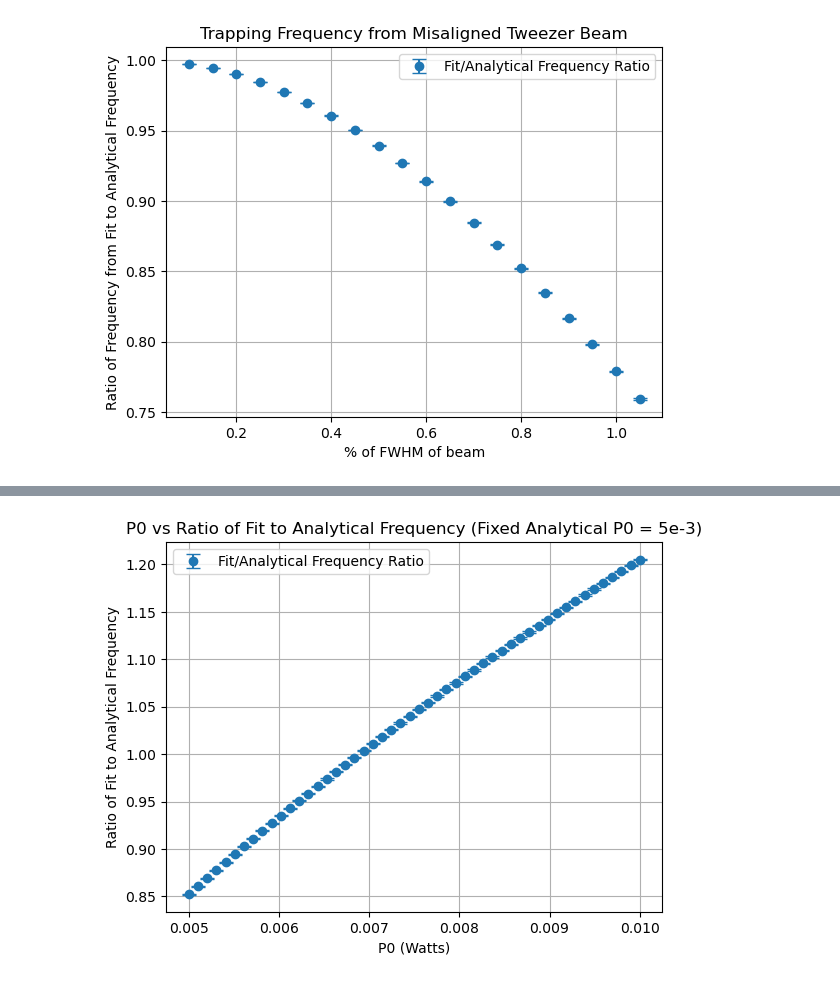
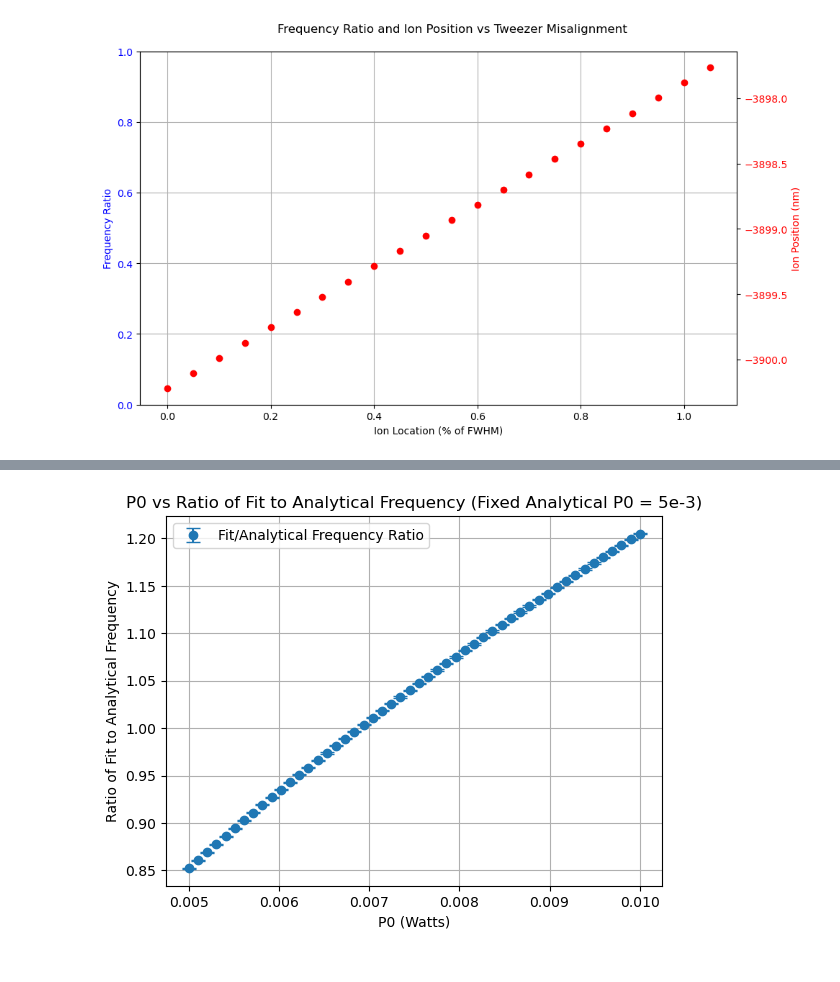
Before and after one commit to SQRLab/BladeRunner, a Jupyter notebook: Tweezers/Tweezer_Misalignment.ipynb, the cells around one changed output, grey strips where cells are left out. Cells and saved outputs as stored; diff of their text form; code cells hidden in the pictures.

```diff
--- a/Tweezers/Tweezer_Misalignment.ipynb
+++ b/Tweezers/Tweezer_Misalignment.ipynb
@@ -95,17 +88,19 @@ plt.show()
 # %%
 
-FWHM = 4.5e-6
-r_pos = np.arange((-5.5)*1e-6,(5.5)*1e-6,0.1e-6)
+FWHM = 1e-6
+r_pos = np.arange((-1.25)*1e-6,(1.25)*1e-6,0.05e-6)
 
 intens = intensity(P0,FWHM,z_pos,r_pos,lambda_beam)
 a =  potential_position_dependent(omega_res,linewidths,omega_tweezer,intens)
-plt.axvline(x=(FWHM/2)*0.85, color='g', linestyle='-')
-plt.axvline(x=(FWHM/2)*(0.95), color='g', linestyle='-')
-plt.axvline(x = FWHM,color = 'pink')
-plt.axvline(x = -FWHM,color = 'pink')
-plt.xlabel("r-position (m)")
+plt.axvline(x=(FWHM/2)*0.85*1e6, color='g', linestyle='-')
+plt.axvline(x=(FWHM/2)*(0.95)*1e6, color='g', linestyle='-')
+plt.axvline(x = FWHM*1e6,color = 'pink')
+plt.axvline(x = -FWHM*1e6,color = 'pink')
+plt.xlabel("r-position (um)")
 plt.ylabel("potential (J)")
-plt.plot(r_pos,quadratic(r_pos, *popt) ,'r-',label="Quadratic Fit")
-plt.plot(r_pos,a,'b-',label = "Gaussian Potential")
+plt.plot(r_pos*1e6,quadratic(r_pos, *popt) ,'r-',label="Quadratic Fit")
+plt.plot(r_pos*1e6,a,'b-',label = "Gaussian Potential")
 plt.legend(loc = 'upper right')
+plt.savefig("Gaussian_Potential_Quad_Fit.png")
+plt.show()
 # %% [output]
@@ -141,61 +131,78 @@ print(r_squared)
 # %%
-import numpy as np
-import matplotlib.pyplot as plt
-from scipy import optimize
-
-
-dial_values = np.arange(0.1, 1.1, 0.05)
+dial_values = np.arange(0, 1.1, 0.05)
 results = []
 ratios = []
 errors = []  # To store the errors for the ratio
 P0 = 5e-3
-FWHM = 4.5e-6
+FWHM = 1e-6
 z_pos = 0
 lambda_beam = 532e-9
+positions = []
 
-num_points = 100  # Define the number of points for `r_pos`
+num_points = 1000  # Define the number of points for `r_pos`
 for dial in dial_values:
     # Calculate r_pos for each dial value
-    r_max = (FWHM / 2) * (dial + dial * 0.025)
-    r_min = (FWHM / 2) * (dial - dial * 0.025)
+    if dial==0:
+        r_max = 0.001e-5
+        r_min = -0.001e-5
+    else:
+        r_max = (FWHM / 2) * (dial + dial * 0.025)
+        r_min = (FWHM / 2) * (dial - dial * 0.025)
     r_pos = np.linspace(r_min, r_max, num_points)
 
     # Calculate ydata based on r_pos
     ydata = potential_position_dependent(omega_res, linewidths, omega_tweezer, intensity(P0, FWHM, z_pos, r_pos, lambda_beam))
 
     # Directly use r_pos and ydata for fitting (assuming they always match in length)
     xdata = r_pos
-    popt, pcov = optimize.curve_fit(quadratic, xdata, ydata)
+    popt, pcov = curve_fit(quadratic, xdata, ydata)
 
     # Calculate the fit-based radial frequency
     fit = np.sqrt(2 * popt[1] / m)
 
     # Estimate error from the covariance matrix for popt[1]
     perr = np.sqrt(np.diag(pcov))
     fit_error = np.abs(fit * (perr[1] / popt[1]))
 
     # Use the tweezer_optical_potential_to_trap_frequency function to get the analytical radial frequency
     analytical = tweezer_optical_potential_to_trap_frequency(lambda_beam, linewidths, omega_res, P0, FWHM, m)
 
     # Calculate the ratio of fit to analytical frequency and collect data for plotting
     ratio = fit / analytical[0]
     ratio_error = fit_error / analytical[0]
 
     results.append((dial, ratio))
     ratios.append(ratio)  # Collect ratios for plotting
     errors.append(ratio_error)  # Collect errors for error bars
 
-# Plot the dial values against the ratios with error bars
+    # Displacement and ion position
+    displacement = FWHM * dial
+    omega_tw_radial = tweezer_optical_potential_to_trap_frequency(tweezer_wavelength, linewidths, omega_res, P0, FWHM, m)[0]
+    tweeze_on = fsolve(pot_derivative_with_tweeze, ionspacing[0], args=(omega_rf_axial, omega_tw_radial, tweezed_ion, displacement))
+    positions.append(tweeze_on[0])
+positions = np.array(positions) * 1e9  # Convert to nm
+"""# Plot the dial values against the ratios with error bars
 plt.errorbar(dial_values, ratios, yerr=errors, fmt='o', label='Fit/Analytical Frequency Ratio', capsize=5)
-plt.xlabel('% of FWHM of beam')
+plt.xlabel('Ion Location (% of FWHM of beam)')
 plt.ylabel('Ratio of Frequency from Fit to Analytical Frequency')
 plt.title('Trapping Frequency from Misaligned Tweezer Beam')
 plt.legend()
 plt.grid(True)
+plt.savefig("Trapping_Frequency_Misaligned_Beam.png")
+plt.show()"""
+fig, ax1 = plt.subplots(figsize=(10, 6))
+#ax1.errorbar(dial_values, ratios, yerr=errors, fmt='o', label='Fit/Analytical Frequency Ratio', color='blue', capsize=5)
+ax1.set_xlabel('Ion Location (% of FWHM)')
+ax1.set_ylabel('Frequency Ratio', color='blue')
+ax1.tick_params(axis='y', labelcolor='blue')
+ax2 = ax1.twinx()
+ax2.plot(dial_values, positions, 'o', color='red', label='Ion Position')
+ax2.set_ylabel('Ion Position (nm)', color='red')
+ax2.tick_params(axis='y', labelcolor='red')
+fig.suptitle('Frequency Ratio and Ion Position vs Tweezer Misalignment')
+ax1.grid(True)
+fig.tight_layout()
+plt.savefig("Frequency_Position_Misalignment.png")
 plt.show()
-
-# Optionally print the results
-# for dial, ratio in results:
-#    print(f"Dial: {dial:.2f}, Ratio of fit to analytical frequency: {ratio:.2f}")
 # %% [output]
-[figure, old version]
+[figure, new version]
```
Also changed, not shown: parts of 17 cells of this notebook, 13 other files.
